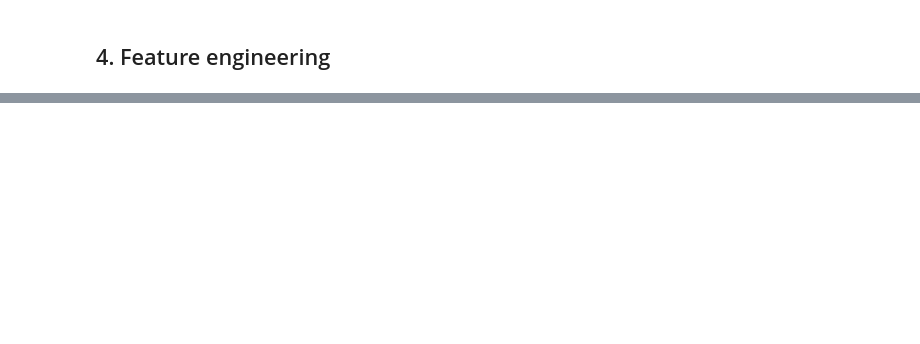
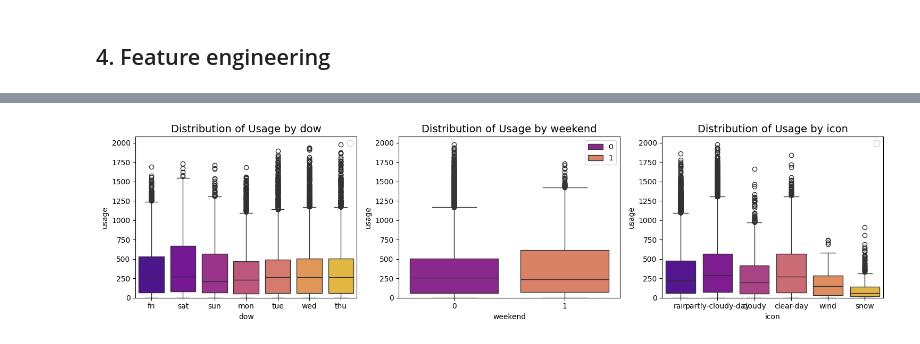
Before and after one commit to QuachGHuy/bike-sharing-demand-forecast, a Jupyter notebook: notebook/experiment.ipynb, the cells around one changed output, grey strips where cells are left out. Drawn from its saved outputs; the diff is of its cells as text; code cells hidden in the pictures; blank space fills up the shorter version.

```diff
--- a/notebook/experiment.ipynb
+++ b/notebook/experiment.ipynb
@@ -109,0 +326,4 @@ df.head()
+# %%
+plotter.plot_categorical_boxplots()
+# %% [output]
+[figure, added]
```
Also changed, not shown: parts of 51 cells of this notebook.
